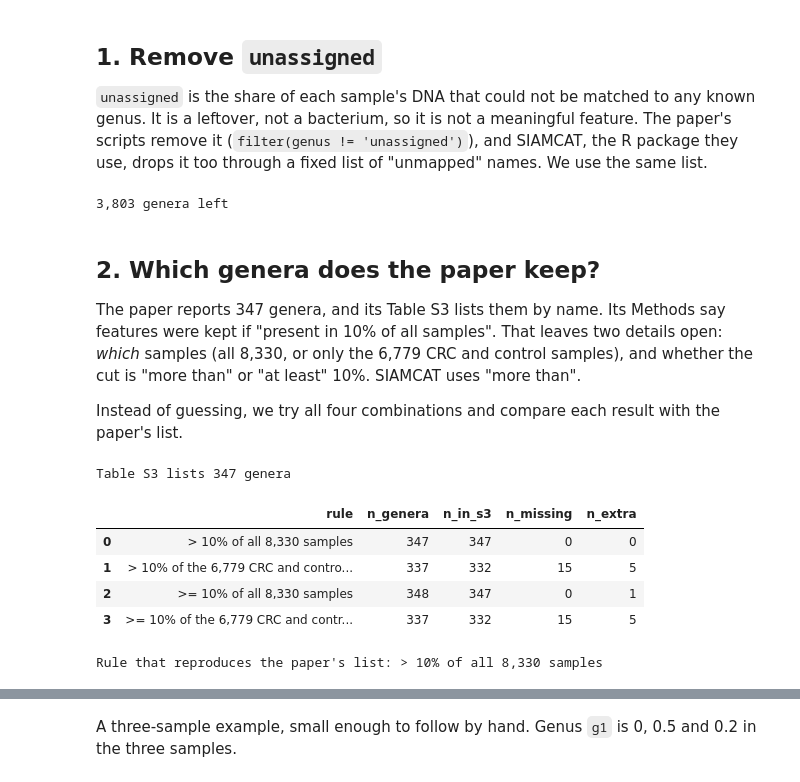
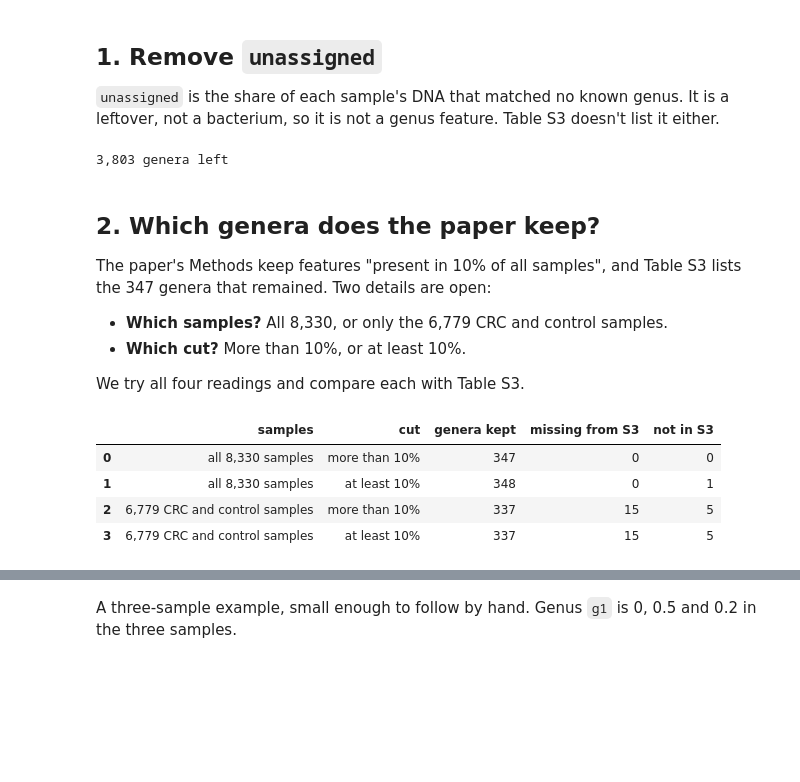
Before and after one commit to Marko-Ivanovski/graduation_thesis, a Jupyter notebook: notebooks/phase_1/03_preprocessing.ipynb, the cells around one changed output, grey strips where cells are left out. Drawn from its saved outputs; the diff is of its cells as text; code cells hidden in the pictures; blank space fills up the shorter version.

```diff
--- a/notebooks/phase_1/03_preprocessing.ipynb
+++ b/notebooks/phase_1/03_preprocessing.ipynb
@@ -68,20 +63,18 @@ all samples: (8330, 3804)   balanced samples: 5966
 # %% [markdown]
 ## 1. Remove `unassigned`
 
-`unassigned` is the share of each sample's DNA that could not be matched to any known genus. It is a leftover, not a bacterium, so it is not a meaningful feature. The paper's scripts remove it (`filter(genus != 'unassigned')`), and SIAMCAT, the R package they use, drops it too through a fixed list of "unmapped" names. We use the same list.
+`unassigned` is the share of each sample's DNA that matched no known genus. It is a leftover, not a bacterium, so it is not a genus feature. Table S3 doesn't list it either.
 # %%
-UNMAPPED_NAMES = [
-    "UNMAPPED", "-1", "X.1", "unmapped", "Unclassified", "Unassigned",
-    "UNCLASSIFIED", "unclassified", "UNASSIGNED", "unassigned",
-]
-
-relab = relab.drop(columns=[name for name in UNMAPPED_NAMES if name in relab.columns])
+assert "unassigned" not in s3_genera
+relab = relab.drop(columns="unassigned")
 print(f"{relab.shape[1]:,} genera left")
 # %% [output]
 3,803 genera left
 # %% [markdown]
 ## 2. Which genera does the paper keep?
 
-The paper reports 347 genera, and its Table S3 lists them by name. Its Methods say features were kept if "present in 10% of all samples". That leaves two details open: *which* samples (all 8,330, or only the 6,779 CRC and control samples), and whether the cut is "more than" or "at least" 10%. SIAMCAT uses "more than".
+The paper's Methods keep features "present in 10% of all samples", and Table S3 lists the 347 genera that remained. Two details are open:
+- **Which samples?** All 8,330, or only the 6,779 CRC and control samples.
+- **Which cut?** More than 10%, or at least 10%.
 
-Instead of guessing, we try all four combinations and compare each result with the paper's list.
+We try all four readings and compare each with Table S3.
@@ -94,44 +81,26 @@ def prevalence_filter(relab: pd.DataFrame, cutoff: float = 0.1) -> list[str]:
 # %%
-s3_genera = set(pd.read_excel(SHEETS / "mmc3.xlsx", sheet_name="ST3C")["Genera"].dropna())
-print(f"Table S3 lists {len(s3_genera)} genera")
-
 crc_ctr_ids = metadata.index[metadata["Condition"].isin(["CRC", "CTR"])]
-candidate_rules = {
-    "> 10% of all 8,330 samples": (relab, "more"),
-    "> 10% of the 6,779 CRC and control samples": (relab.loc[crc_ctr_ids], "more"),
-    ">= 10% of all 8,330 samples": (relab, "at least"),
-    ">= 10% of the 6,779 CRC and control samples": (relab.loc[crc_ctr_ids], "at least"),
-}
+sample_sets = {"all 8,330 samples": relab, "6,779 CRC and control samples": relab.loc[crc_ctr_ids]}
 
 rows = []
-rule_genera = {}
-for rule, (samples, comparison) in candidate_rules.items():
+for samples_name, samples in sample_sets.items():
     prevalence = (samples > 0).mean()
-    kept = set(prevalence[prevalence > 0.1].index if comparison == "more" else prevalence[prevalence >= 0.1].index)
-    rule_genera[rule] = kept
-    rows.append({
-        "rule": rule,
-        "n_genera": len(kept),
-        "n_in_s3": len(kept & s3_genera),
-        "n_missing": len(s3_genera - kept),
-        "n_extra": len(kept - s3_genera),
-    })
+    for cut_name, kept in (("more than 10%", prevalence > 0.1), ("at least 10%", prevalence >= 0.1)):
+        genera = set(prevalence.index[kept])
+        rows.append({
+            "samples": samples_name,
+            "cut": cut_name,
+            "genera kept": len(genera),
+            "missing from S3": len(s3_genera - genera),
+            "not in S3": len(genera - s3_genera),
+        })
 
 rule_table = pd.DataFrame(rows)
-TABLES.mkdir(parents=True, exist_ok=True)
 rule_table.to_csv(TABLES / "genus_filter_rules.csv", index=False)
 rule_table
 # %% [output]
-Table S3 lists 347 genera
-|  | rule | n_genera | n_in_s3 | n_missing | n_extra |
-| 0 | > 10% of all 8,330 samples | 347 | 347 | 0 | 0 |
-| 1 | > 10% of the 6,779 CRC and contro... | 337 | 332 | 15 | 5 |
-| 2 | >= 10% of all 8,330 samples | 348 | 347 | 0 | 1 |
-| 3 | >= 10% of the 6,779 CRC and contr... | 337 | 332 | 15 | 5 |
+|  | samples | cut | genera kept | missing from S3 | not in S3 |
+| 0 | all 8,330 samples | more than 10% | 347 | 0 | 0 |
+| 1 | all 8,330 samples | at least 10% | 348 | 0 | 1 |
+| 2 | 6,779 CRC and control samples | more than 10% | 337 | 15 | 5 |
+| 3 | 6,779 CRC and control samples | at least 10% | 337 | 15 | 5 |
-# %%
-exact_matches = rule_table.loc[(rule_table["n_missing"] == 0) & (rule_table["n_extra"] == 0), "rule"]
-best_rule = exact_matches.iloc[0] if len(exact_matches) else rule_table.sort_values(["n_missing", "n_extra"]).iloc[0]["rule"]
-best_rule_genera = rule_genera[best_rule]
-print("Rule that reproduces the paper's list:" if len(exact_matches) else "No exact match. Closest rule:", best_rule)
-# %% [output]
-Rule that reproduces the paper's list: > 10% of all 8,330 samples
```
Also changed, not shown: parts of 27 cells of this notebook, 13 other files.
